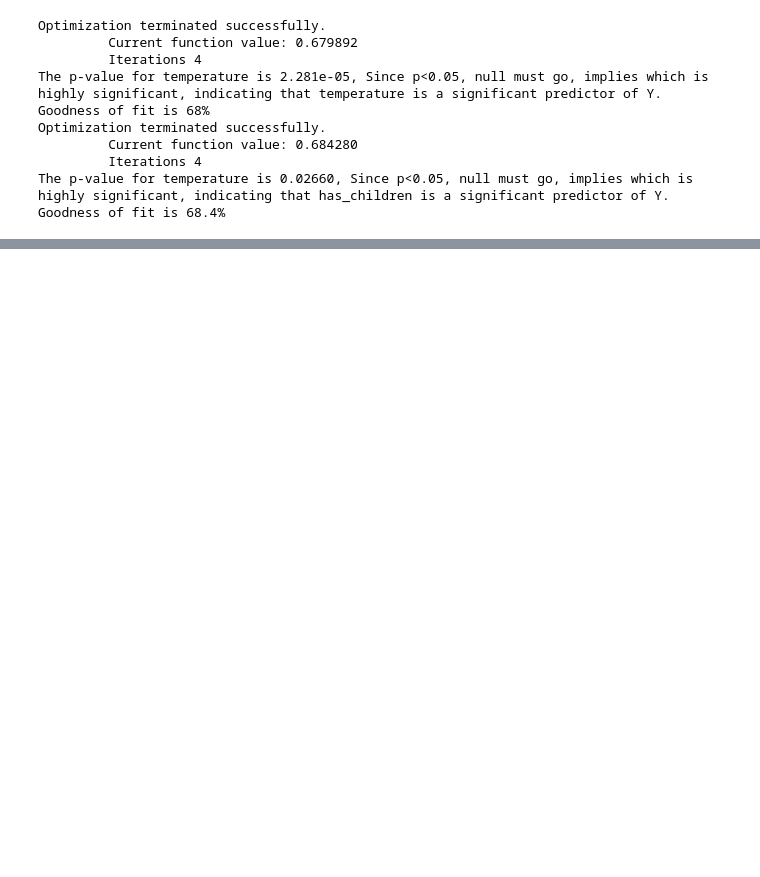
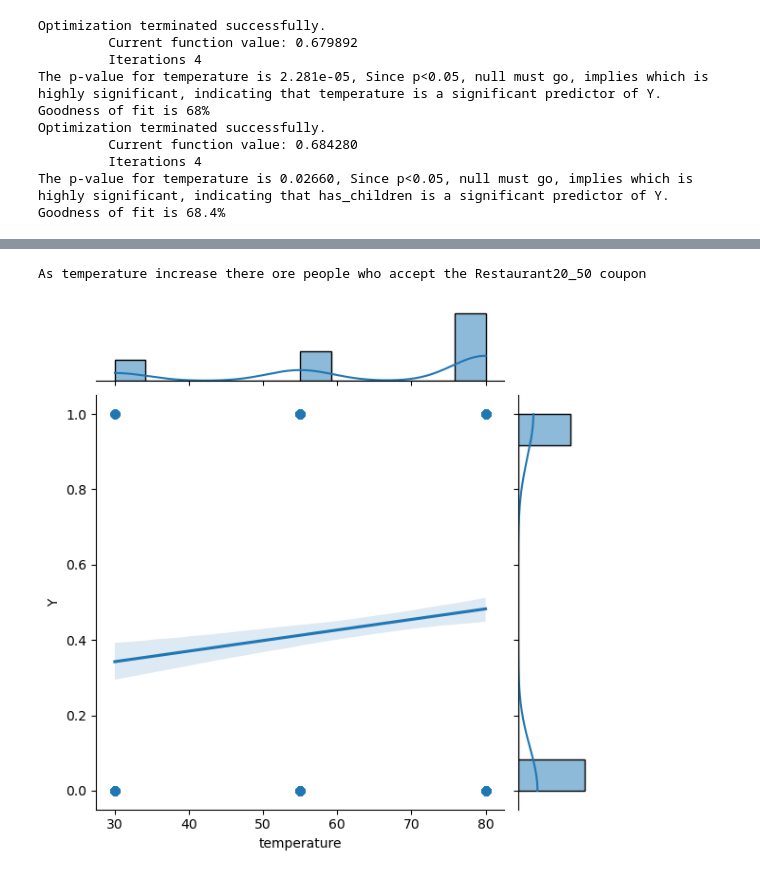
Before and after one commit to pganorka1/Practical_Project_5_1, a Jupyter notebook: prompt.ipynb, the cells around one changed output, grey strips where cells are left out. Saved outputs shown, nothing was run; the diff lists cells and outputs as text; code cells hidden in the pictures; blank space fills up the shorter version.

```diff
--- a/prompt.ipynb
+++ b/prompt.ipynb
@@ -852,0 +1050,7 @@ The p-value for temperature is 0.02660, Since p<0.05, null must go, implies whic
+# %%
+#joint plots for key features based on analysis
+sns.jointplot(data = data_filtered_Restaurant20_50, x='temperature', y='Y', kind = 'reg')
+print('As temperature increase there ore people who accept the Restaurant20_50 coupon')
+# %% [output]
+As temperature increase there ore people who accept the Restaurant20_50 coupon
+[figure, added]
```
Also changed, not shown: parts of 12 cells of this notebook.
